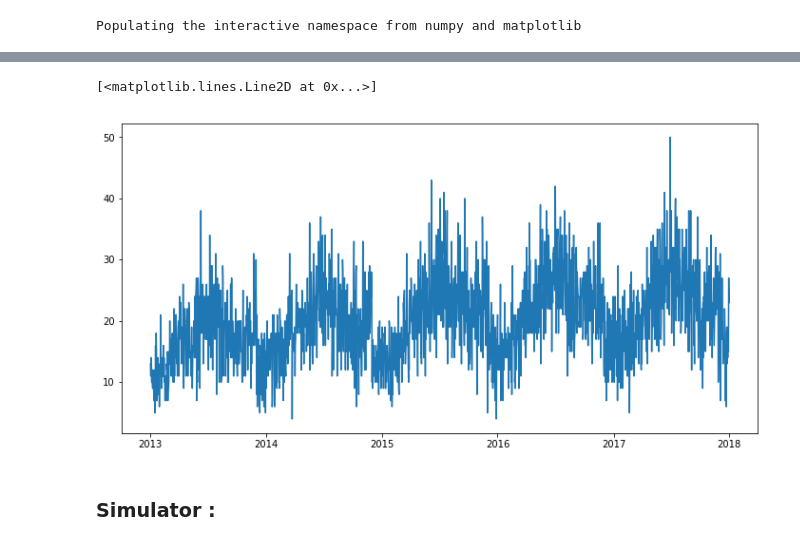
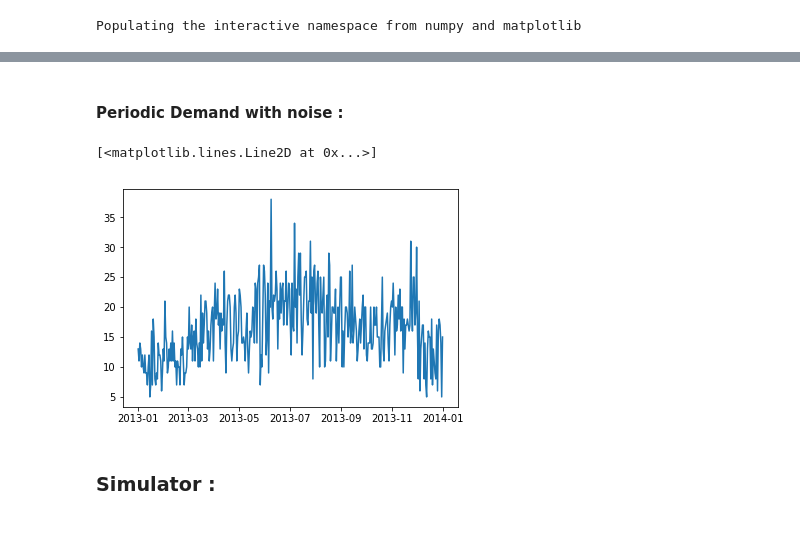
Before and after one commit to ahmedlahloum/Reinforcement-Learning-Project, a Jupyter notebook: Main_Notebook.ipynb, the cells around one changed output, grey strips where cells are left out. Cells and saved outputs as stored; diff of their text form; code cells hidden in the pictures.

```diff
--- a/Main_Notebook.ipynb
+++ b/Main_Notebook.ipynb
@@ -8,3 +22,5 @@ Populating the interactive namespace from numpy and matplotlib
+# %% [markdown]
+#### Periodic Demand with noise :
 # %%
 data = pd.read_csv('train.csv')
 sdata = data[ (data.item == 1) & (data.store == 1) ][['date' , 'sales']]
@@ -12,9 +31,8 @@ sdata.date = pd.to_datetime(sdata.date)
 # %%
-plt.figure(figsize = (12 , 6))
-plt.plot(sdata.date , sdata.sales)
+plt.plot(sdata.date[:STOP] , orders)
 # %% [output]
 [<matplotlib.lines.Line2D at 0x...>]
-[figure, old version]
+[figure, new version]
 # %% [markdown]
 ### Simulator :
 # %%
```
Also changed, not shown: parts of 21 cells of this notebook, 1 other file.
